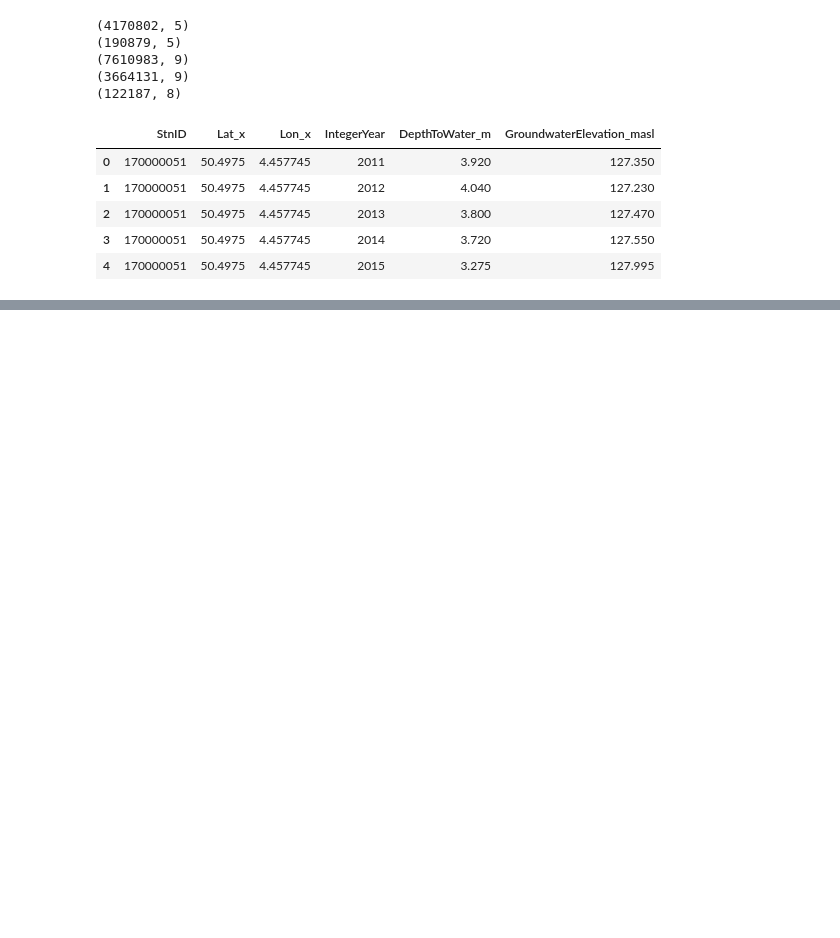
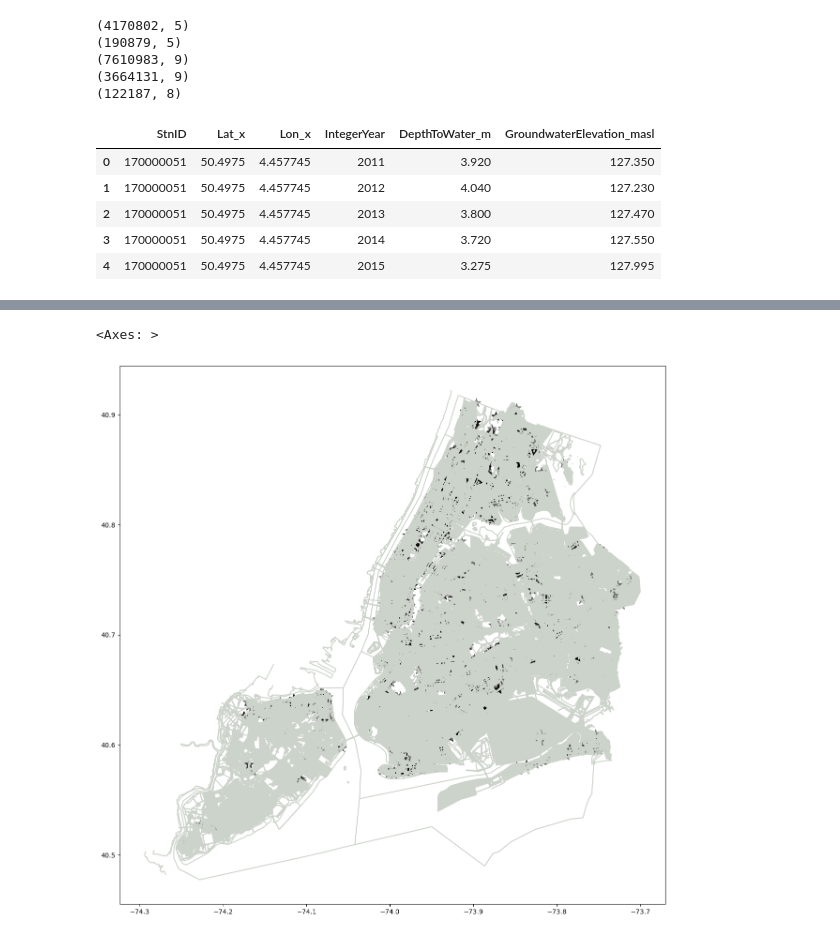
Before and after one commit to dillondiatlo/Team2, a Jupyter notebook: dillon.ipynb, the cells around one changed output, grey strips where cells are left out. Cells and saved outputs as stored; diff of their text form; code cells hidden in the pictures; blank space fills up the shorter version.

```diff
--- a/dillon.ipynb
+++ b/dillon.ipynb
@@ -188,0 +273,3 @@ merge_inner.to_csv('./Team2/Da'data')
+# %%
+nypd.rename(columns={'New Georeferenced Column': 'geometry'}, inplace=True)
+nypd.head()
@@ -188,0 +354,4 @@ merge_inner.to_csv('./Team2/Da'data')
+# %%
+crs = {'init':'epsg:4326'}
+geometry = [Point(xy) for xy in zip(nypd['Latitude'], nypd['Longitude'])]
+geometry[:3]
@@ -188,0 +372,6 @@ merge_inner.to_csv('./Team2/Da'data')
+# %%
+nypd_geometry = [Point(xy) for xy in zip(nypd['Longitude'], nypd['Latitude'])]
+nypd_geo = gpd.GeoDataFrame(nypd,
+                          crs=crs,
+                          geometry=nypd_geometry)
+nypd_geo.head()
@@ -188,0 +385,14 @@ merge_inner.to_csv('./Team2/Da'data')
+# %%
+fig, ax = plt.subplots(figsize=(15, 15))
+street_map.plot(ax=ax, color='#CCD3CA')
+nypd_geo[nypd_geo['OFNS_DESC']=="ROBBERY"].plot(ax=ax, marker="*", markersize=200, alpha=0.4,color="black")
+
+
+# nypd_geo.plot(
+#     ax=ax,
+#     marker='o',
+#     color='#F5E8DD'
+# );
+# %% [output]
+<Axes: >
+[figure, added]
```
Also changed, not shown: parts of 38 cells of this notebook, 4 other files.
